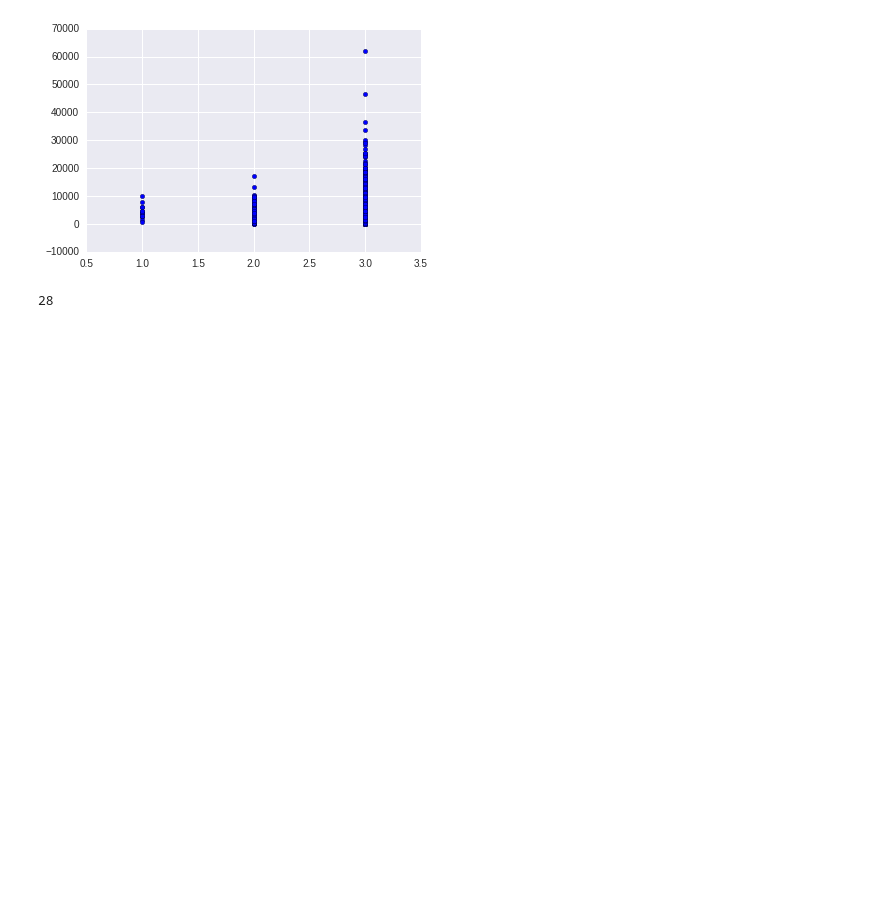
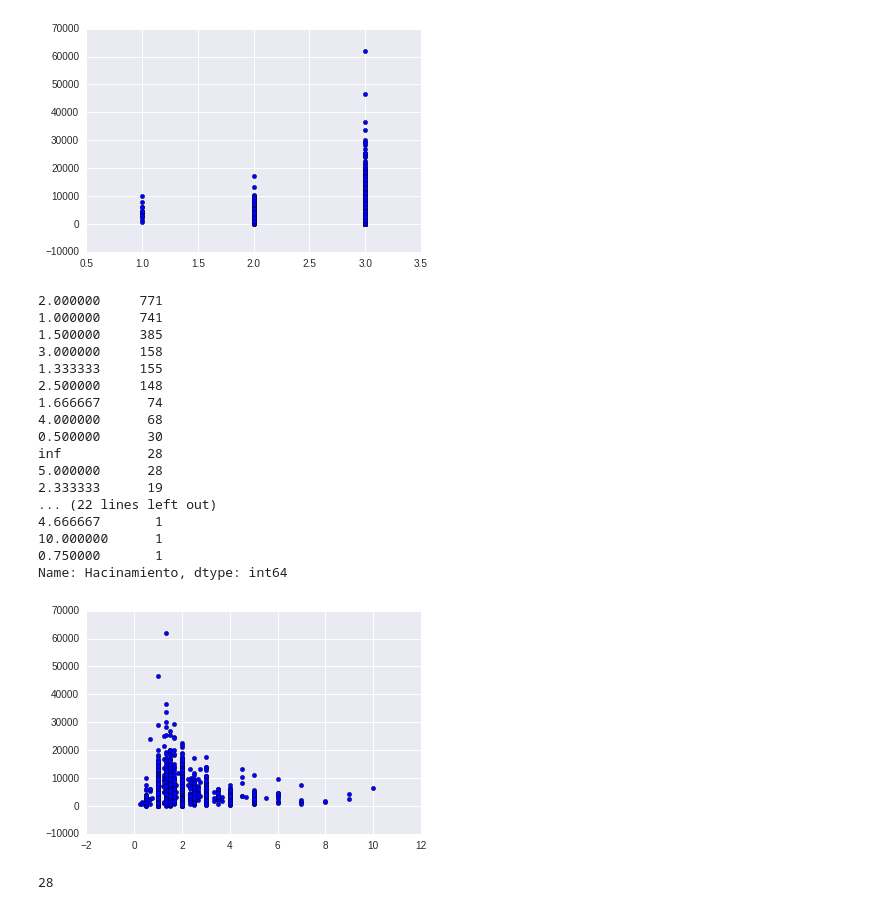
Before and after one commit to alephcero/adsProject, a Jupyter notebook: felipeHogares.ipynb, the cells around one changed output. Cells and saved outputs as stored; diff of their text form; code cells hidden in the pictures; blank space fills up the shorter version.

```diff
--- a/felipeHogares.ipynb
+++ b/felipeHogares.ipynb
@@ -196,6 +196,31 @@ hog2['id'] =  (hog2.CODUSU.astype(str) + hog2.NRO_HOGAR.astype(str))
 #saco los ingresos del hogar
 hog2['TotalHouseHoldIncome'].replace(to_replace=[0], value=[1] , inplace=True, axis=None)
 hog2['lnHouseIncome'] = np.log(hog2['TotalHouseHoldIncome'])
+# %%
+variables = ['Hacinamiento']
+for var in variables:
+    print hog2[var].value_counts()
+    plt.scatter(hog2[var], hog2.TotalHouseHoldIncome)
+    plt.show()
+# %% [output]
+2.000000     771
+1.000000     741
+1.500000     385
+3.000000     158
+1.333333     155
+2.500000     148
+1.666667      74
+4.000000      68
+0.500000      30
+inf           28
+5.000000      28
+2.333333      19
+... (22 lines left out)
+4.666667       1
+10.000000      1
+0.750000       1
+Name: Hacinamiento, dtype: int64
+[figure, added]
 # %%
 sinCuartosParaDormir = (hog2.SleepingRooms == 0)
 sum(sinCuartosParaDormir)
```
Also changed, not shown: 1 other file.
